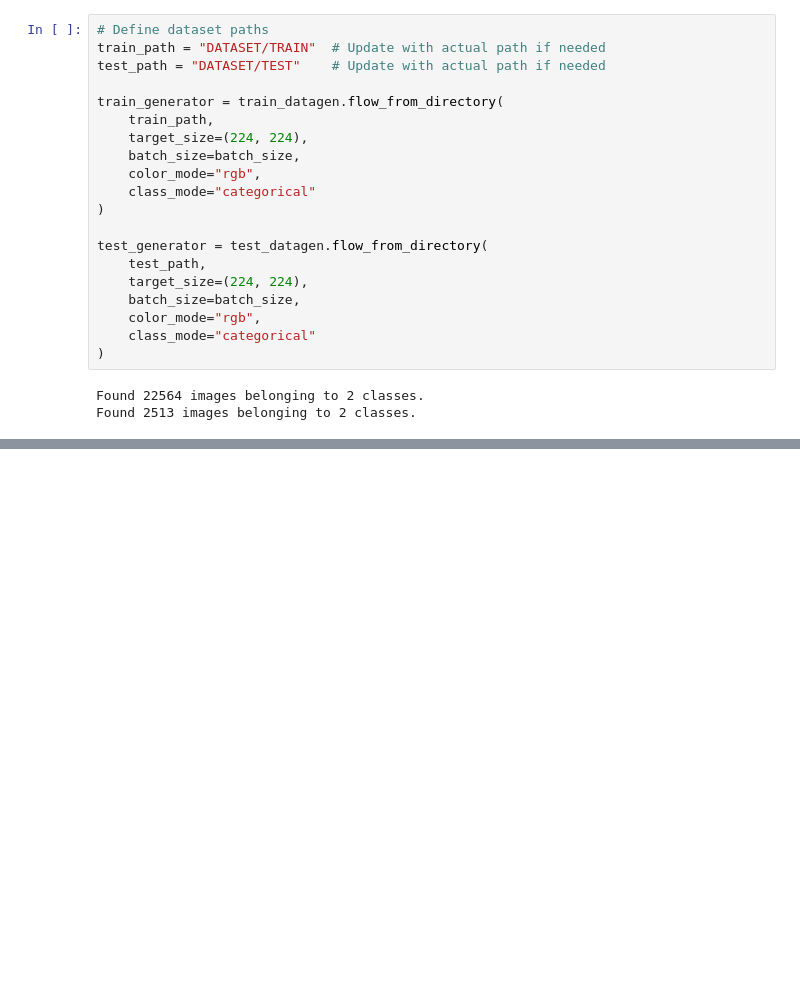
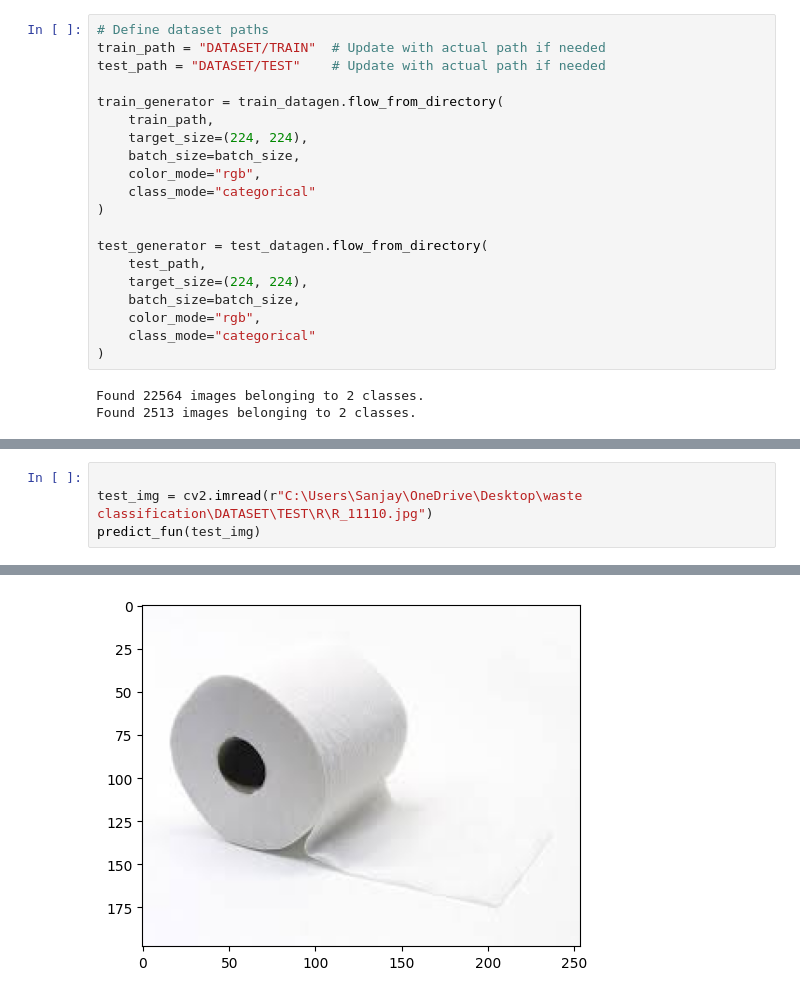
Before and after one commit to katkurisanjay/week1, a Jupyter notebook: wasteclassification.ipynb, the cells around one changed output, grey strips where cells are left out. Drawn from its saved outputs; the diff is of its cells as text; blank space fills up the shorter version.

```diff
--- a/wasteclassification.ipynb
+++ b/wasteclassification.ipynb
@@ -371,0 +412,5 @@ Epoch 10/10
+# %%
+
+test_img = cv2.imread(r"C:\Users\Sanjay\OneDrive\Desktop\waste classification\DATASET\TEST\R\R_11110.jpg")
+predict_fun(test_img)
+# %% [output]
@@ -371,0 +419 @@ Epoch 10/10
+[figure, added]
```
Also changed, not shown: parts of 7 cells of this notebook.
